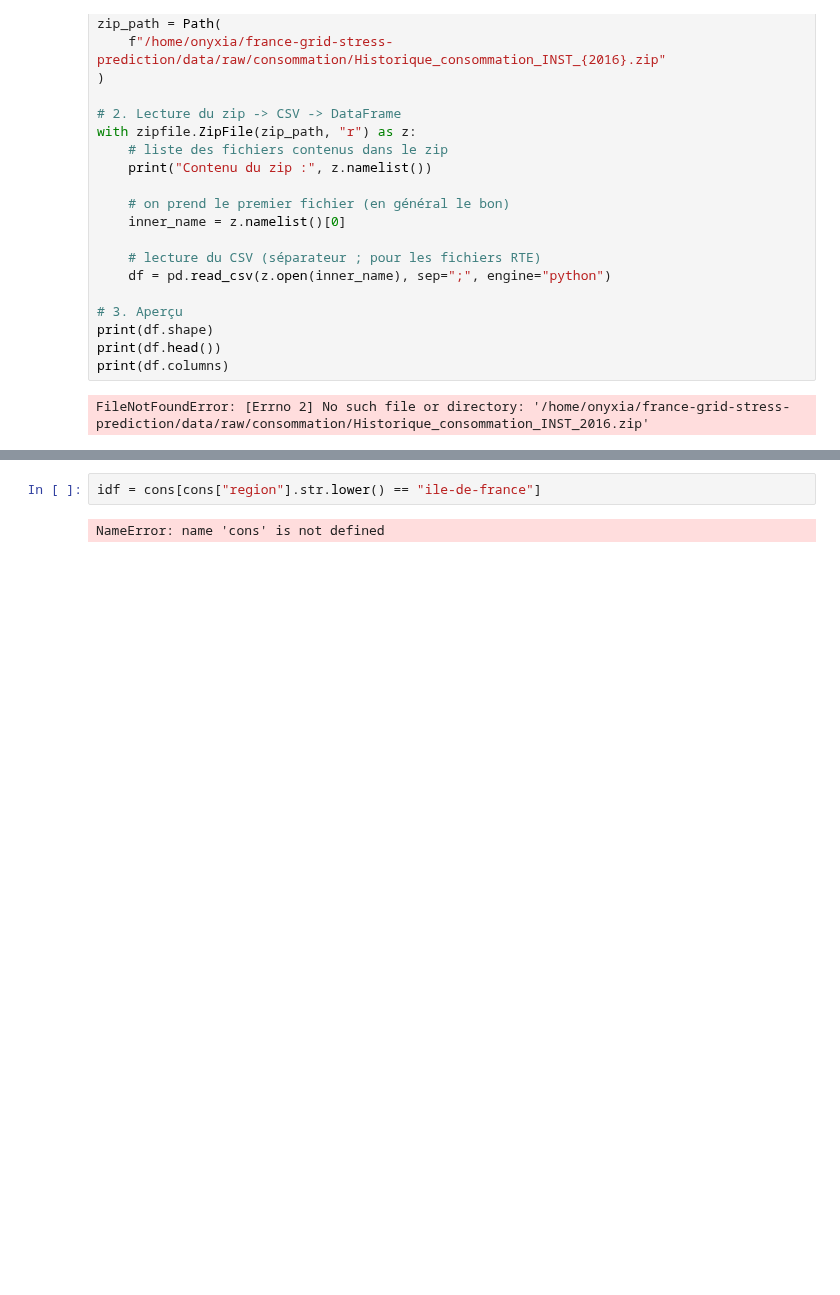
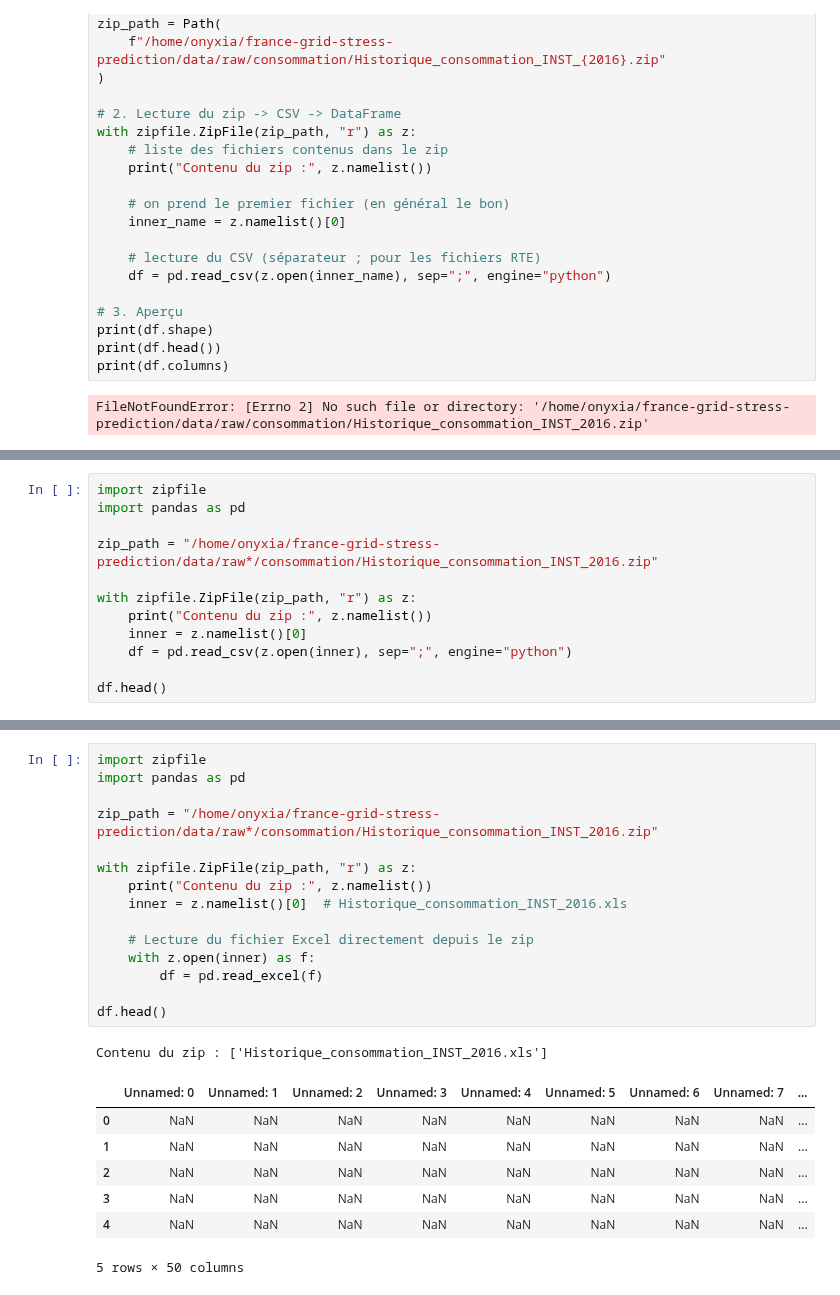
Before and after one commit to quentinbenchetrit/france-grid-stress-prediction, a Jupyter notebook: notebooks/01_exploration.ipynb, the cells around one changed output, grey strips where cells are left out. Drawn from its saved outputs; the diff is of its cells as text; blank space fills up the shorter version.

Commit message:
Fin du dezipage conso

```diff
--- a/notebooks/01_exploration.ipynb
+++ b/notebooks/01_exploration.ipynb
@@ -77,0 +94,12 @@ ValueError: No objects to concatenate
+# %%
+import zipfile
+import pandas as pd
+
+zip_path = "/home/onyxia/france-grid-stress-prediction/data/raw*/consommation/Historique_consommation_INST_2016.zip"
+
+with zipfile.ZipFile(zip_path, "r") as z:
+    print("Contenu du zip :", z.namelist())
+    inner = z.namelist()[0]
+    df = pd.read_csv(z.open(inner), sep=";", engine="python")
+
+df.head()
@@ -78,4 +118,24 @@ ValueError: No objects to concatenate
 # %%
-idf = cons[cons["region"].str.lower() == "ile-de-france"]
+import zipfile
+import pandas as pd
+
+zip_path = "/home/onyxia/france-grid-stress-prediction/data/raw*/consommation/Historique_consommation_INST_2016.zip"
+
+with zipfile.ZipFile(zip_path, "r") as z:
+    print("Contenu du zip :", z.namelist())
+    inner = z.namelist()[0]  # Historique_consommation_INST_2016.xls
+
+    # Lecture du fichier Excel directement depuis le zip
+    with z.open(inner) as f:
+        df = pd.read_excel(f)
+
+df.head()
 # %% [output]
-NameError: name 'cons' is not defined
+Contenu du zip : ['Historique_consommation_INST_2016.xls']
+|  | Unnamed: 0 | Unnamed: 1 | Unnamed: 2 | Unnamed: 3 | Unnamed: 4 | Unnamed: 5 | Unnamed: 6 | Unnamed: 7 | ... |
+| 0 | NaN | NaN | NaN | NaN | NaN | NaN | NaN | NaN | ... |
+| 1 | NaN | NaN | NaN | NaN | NaN | NaN | NaN | NaN | ... |
+| 2 | NaN | NaN | NaN | NaN | NaN | NaN | NaN | NaN | ... |
+| 3 | NaN | NaN | NaN | NaN | NaN | NaN | NaN | NaN | ... |
+| 4 | NaN | NaN | NaN | NaN | NaN | NaN | NaN | NaN | ... |
+5 rows × 50 columns
```
Also changed, not shown: parts of 7 cells of this notebook, 16 other files.
